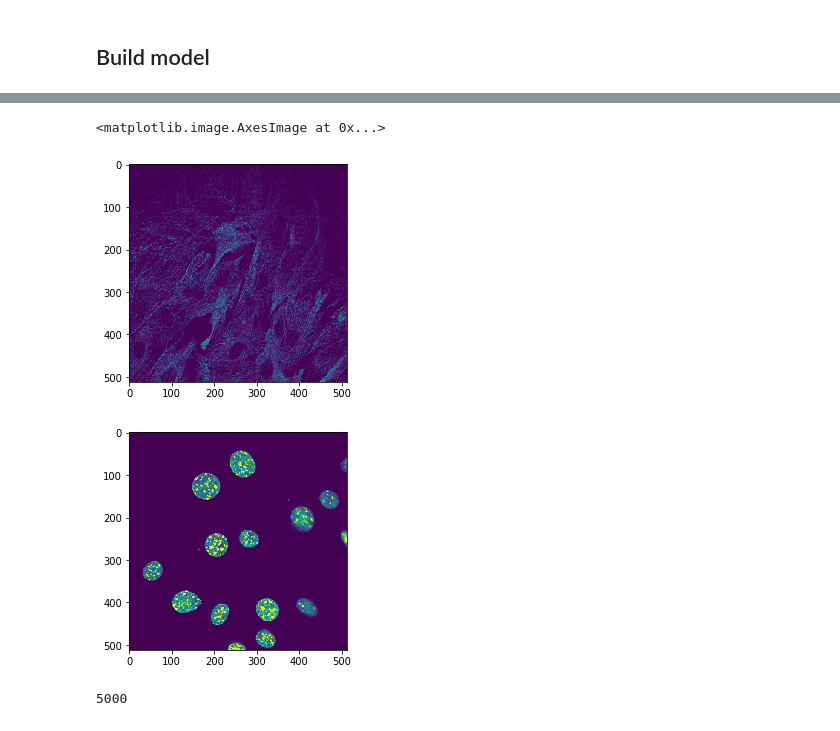
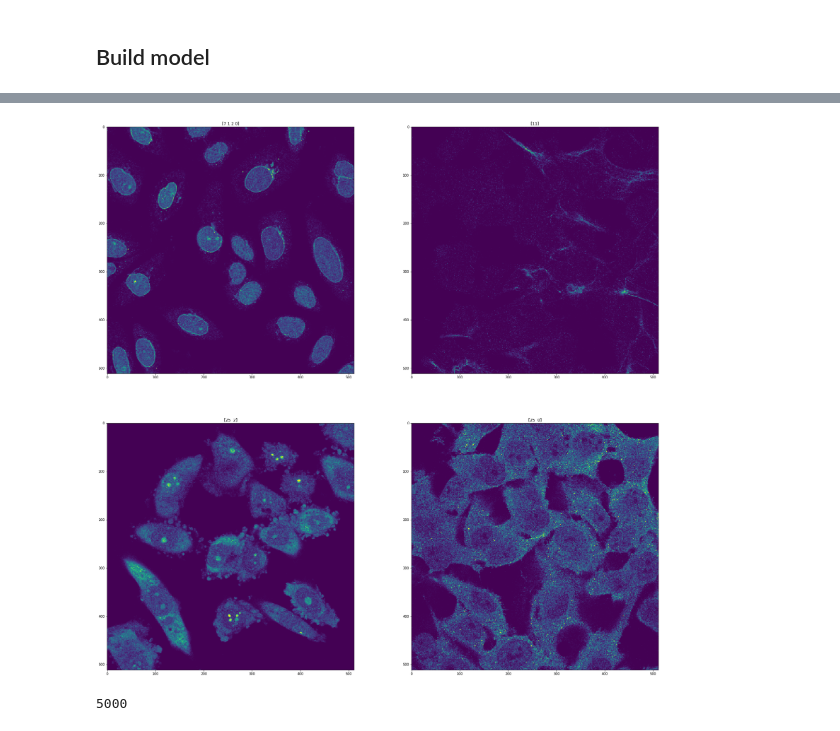
Before and after one commit to stephenfrench9/eye1, a Jupyter notebook: foolishBaseline.ipynb, the cells around one changed output, grey strips where cells are left out. Saved outputs shown, nothing was run; the diff lists cells and outputs as text; code cells hidden in the pictures.

```diff
--- a/foolishBaseline.ipynb
+++ b/foolishBaseline.ipynb
@@ -348,14 +348,36 @@ b.shape
-# %%
-b = imread(base + train_labels.at[31071, 'Id'] + red)
-c = imread(base + train_labels.at[5012, 'Id'] + blue)
-plt.figure(1)
-plt.imshow(b)
-plt.figure(2)
-plt.imshow(c)
-# %% [output]
-<matplotlib.image.AxesImage at 0x...>
-[figure, removed]
-[figure, removed]
+# %%
+first = 4; sec = 5; third = 6; fourth = 7;
+
+o = imread(base + train_labels.at[first, 'Id'] + green)
+t = imread(base + train_labels.at[sec, 'Id'] + green)
+th = imread(base + train_labels.at[third, 'Id'] + green)
+f = imread(base + train_labels.at[fourth, 'Id'] + green)
+
+fit = plt.figure(figsize=(30,30))
+goup = 5
+for i in range(4):
+    plt.subplot(2, 2, i+1)
+    answer = train_labels.at[i+goup*4, 'Target']
+    f = imread(base + train_labels.at[i+goup*4, 'Id'] + green)
+    plt.title(answer)
+    plt.imshow(f)
+
+# plt.subplot(2, 2, 2)
+# answer = train_labels.at[sec, 'Target']
+# plt.title(answer)
+# plt.imshow(t)
+#
+# plt.subplot(2, 2, 3)
+# answer = train_labels.at[third, 'Target']
+# plt.title(answer)
+# plt.imshow(th)
+#
+# plt.subplot(2, 2, 4)
+# answer = train_labels.at[fourth, 'Target']
+# plt.title(answer)
+# plt.imshow(f)
+# %% [output]
+[figure, added]
 # %%
 din = int(x.shape[1])
 first_layer = int(din/4)
```
Also changed, not shown: parts of 3 cells of this notebook.
